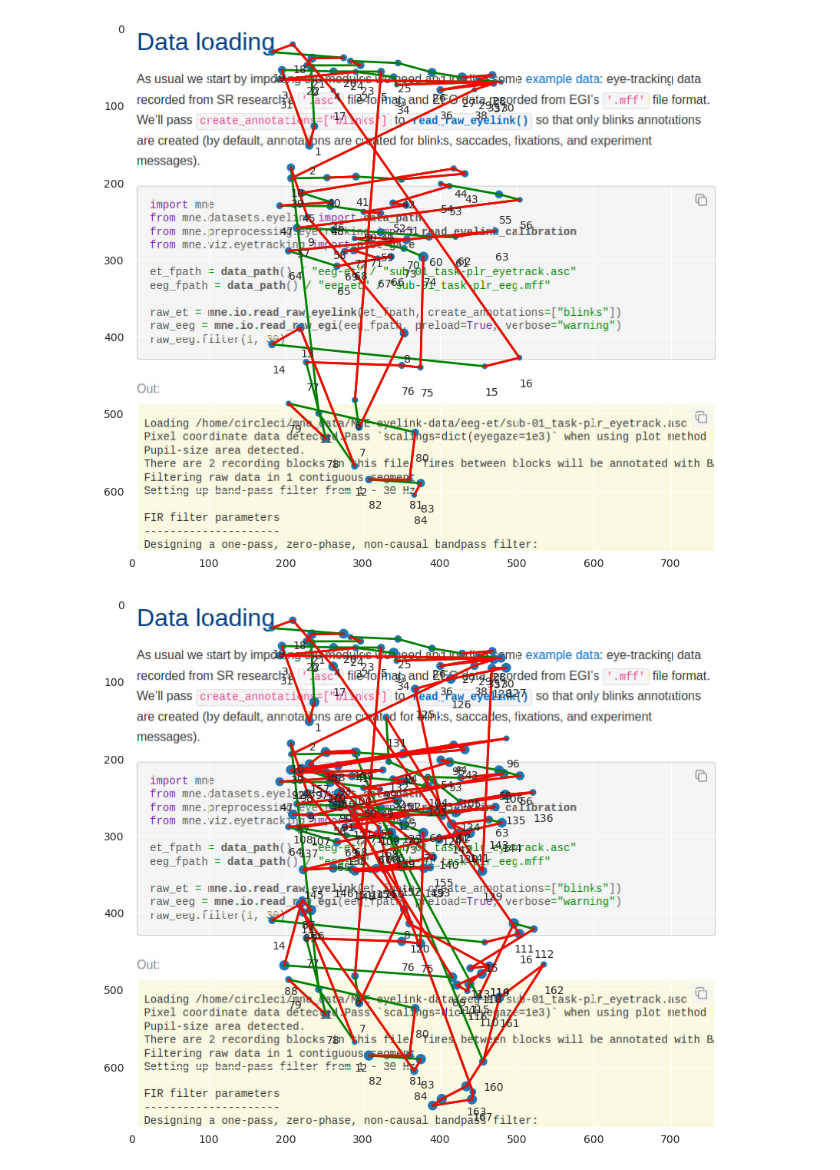
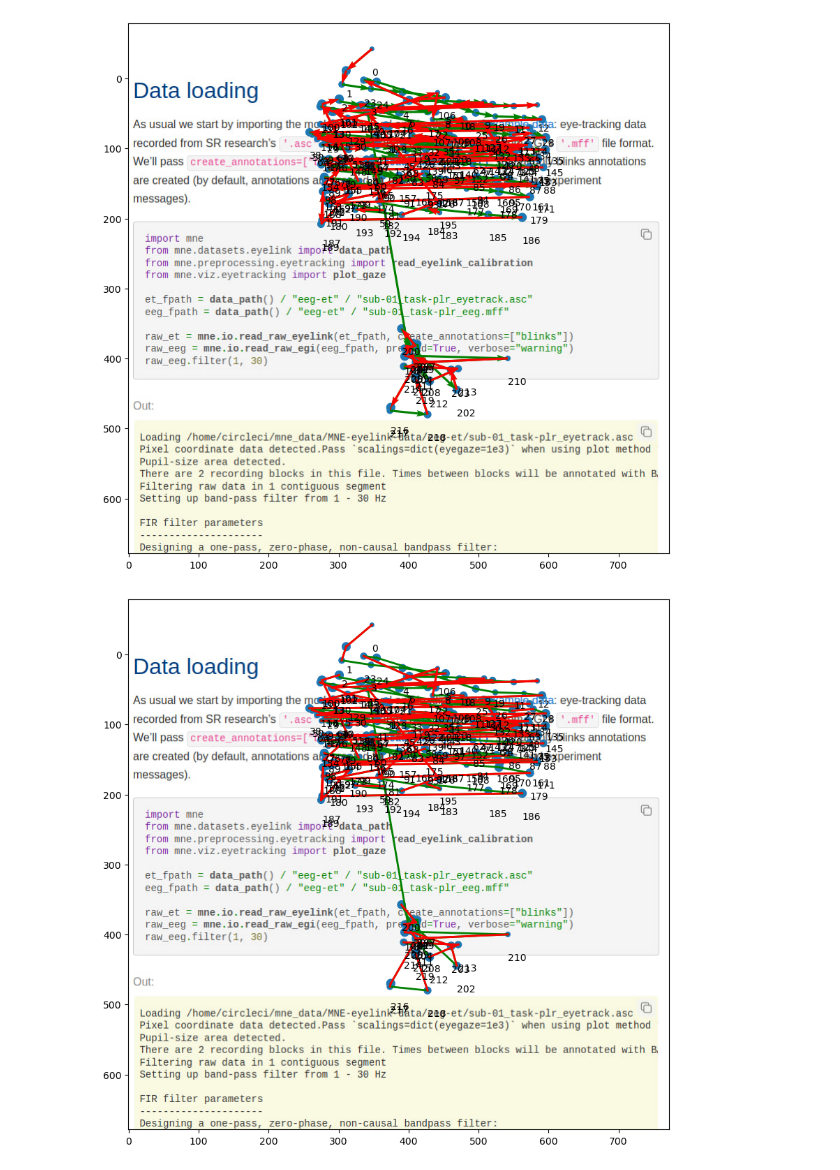
Before and after one commit to hse-scila/EyeFeatures, a Jupyter notebook: eyetracking/visualization/visualization_test.ipynb, the cells around one changed output. Saved outputs shown, nothing was run; the diff lists cells and outputs as text; code cells hidden in the pictures.

Commit message:
Add vectors in visualization

```diff
--- a/eyetracking/visualization/visualization_test.ipynb
+++ b/eyetracking/visualization/visualization_test.ipynb
@@ -5,7 +5,7 @@ import numpy as np
 import pandas as pd
 # %%
 data = pd.read_excel('itog_fix_1.xlsx')
-data = data[data["tekst"] == 1]
+data = data[data["tekst"] == 10]
 # %%
 pic = "test_pic.jpg"
 width, height = None, None
@@ -14,11 +14,11 @@ with Image.open(pic) as im:
 # %%
 data["norm_pos_x"] *= width * 1.5 - 200
 data["norm_pos_y"] = (1 - data["norm_pos_y"]) * height * 1.5 - 450
-data = data.iloc[:data.shape[0] // 2]
-scanpath_visualization(data, "norm_pos_x", "norm_pos_y", duration="duration", img_path=pic, points_enumeration=True, regression_color="red")
+#data = data.iloc[:data.shape[0] // 2]
+scanpath_visualization(data, "norm_pos_x", "norm_pos_y", duration="duration", dispersion="dispersion", time_stamps="start_timestamp", img_path=pic, points_enumeration=True, regression_color="red", micro_sac_color="yellow",  is_vectors=True)
 # %% [output]
-[figure, old version]
+[figure, new version]
 # %%
 scanpath_visualization(data, "norm_pos_x", "norm_pos_y", dispersion="dispersion", img_path=pic, points_enumeration=True, regression_color="red")
 # %% [output]
-[figure, old version]
+[figure, new version]
```
Also changed, not shown: 2 other files.
